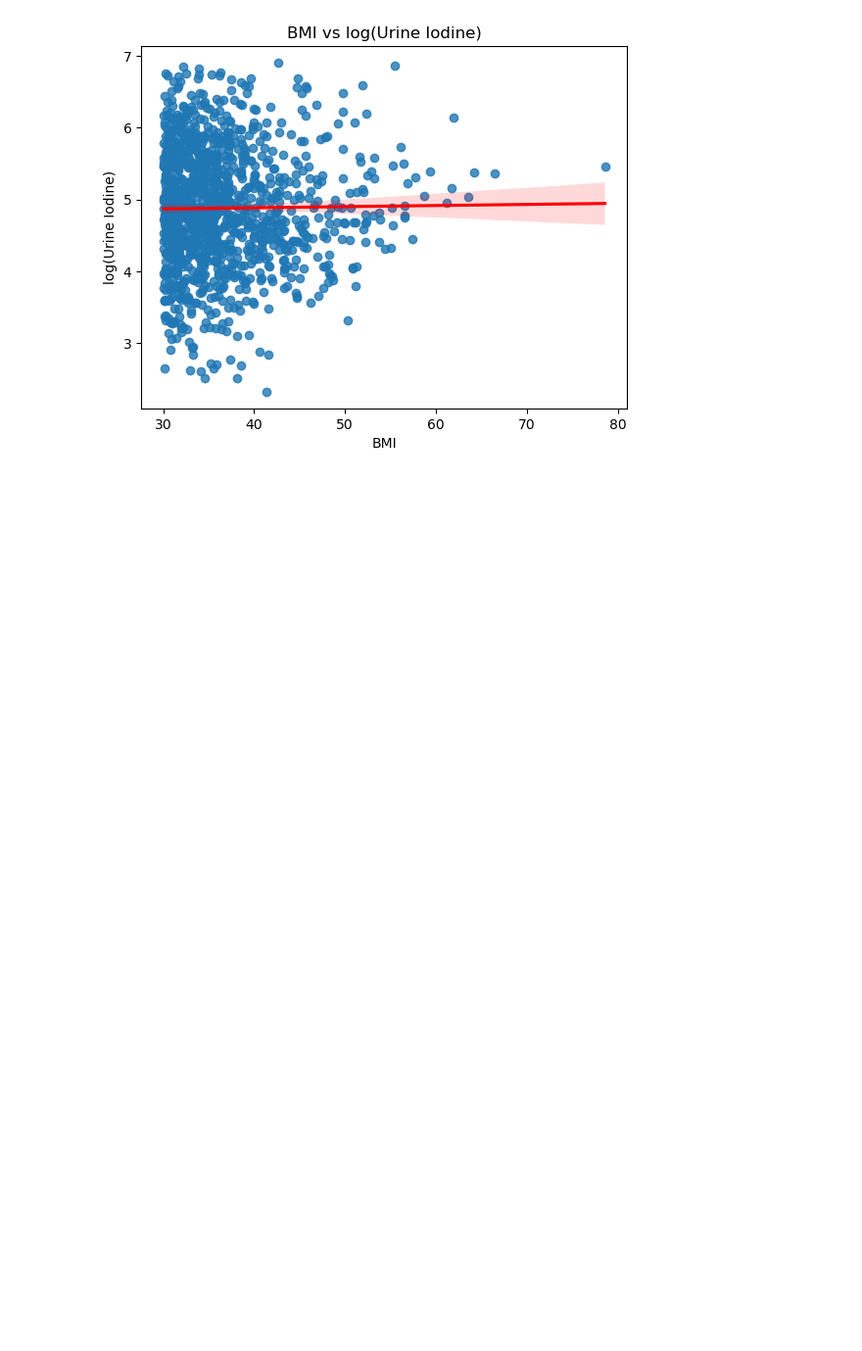
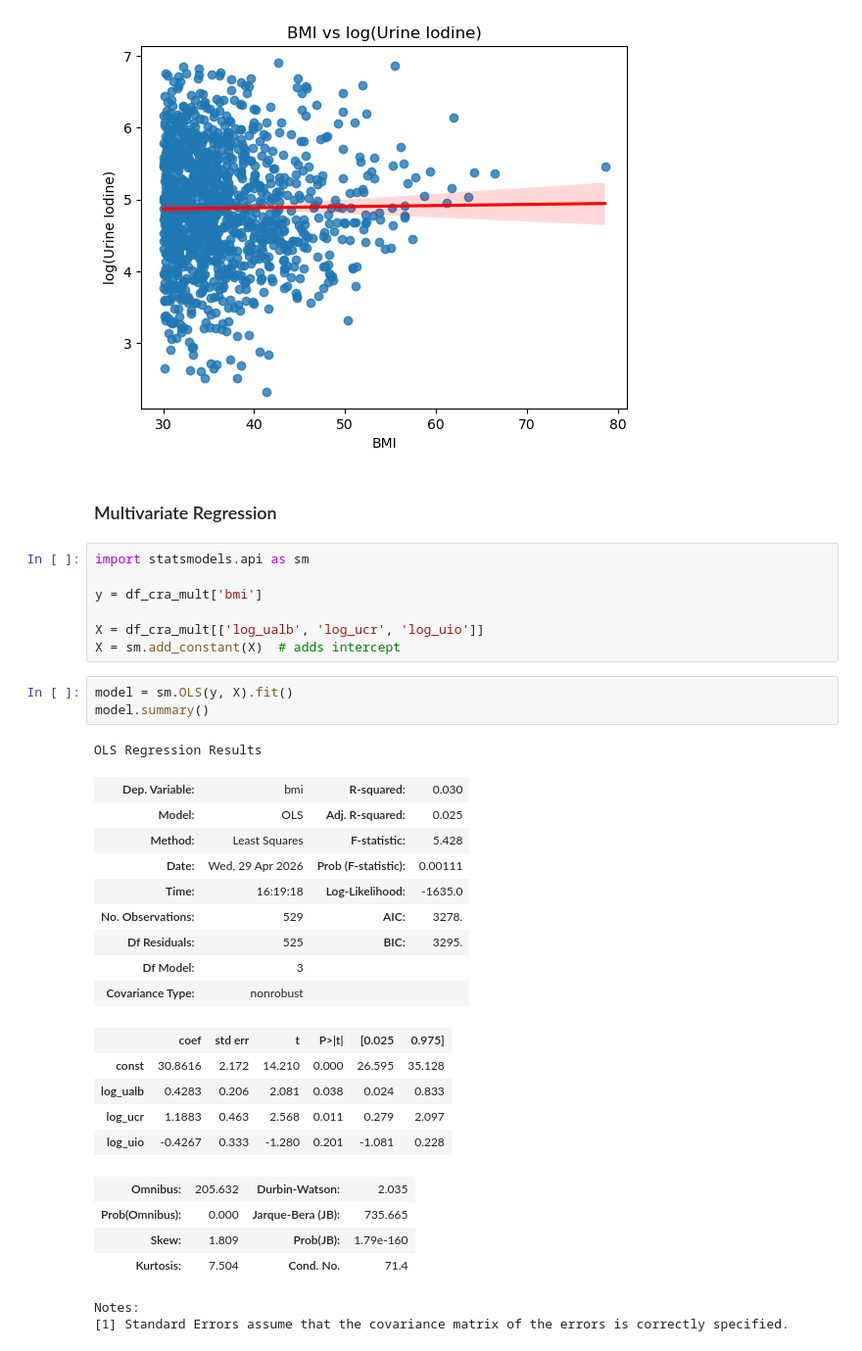
Before and after one commit to eudorach/portfolio_ds_projects, a Jupyter notebook: NHANES_analysis/notebooks/02_analysis/2.urine_lab_analysis_obese.ipynb, the cells around one changed output. Shown at 98% size. Saved outputs shown, nothing was run; the diff lists cells and outputs as text; blank space fills up the shorter version.

```diff
--- a/NHANES_analysis/notebooks/02_analysis/2.urine_lab_analysis_obese.ipynb
+++ b/NHANES_analysis/notebooks/02_analysis/2.urine_lab_analysis_obese.ipynb
@@ -184,3 +179,37 @@ plt.title("BMI vs log(Urine Iodine)")
 plt.show()
 # %% [output]
 [figure]
+# %% [markdown]
+### Multivariate Regression
+# %%
+import statsmodels.api as sm
+
+y = df_cra_mult['bmi']
+
+X = df_cra_mult[['log_ualb', 'log_ucr', 'log_uio']]
+X = sm.add_constant(X)  # adds intercept
+# %%
+model = sm.OLS(y, X).fit()
+model.summary()
+# %% [output]
+OLS Regression Results
+| Dep. Variable: | bmi | R-squared: | 0.030 |
+| Model: | OLS | Adj. R-squared: | 0.025 |
+| Method: | Least Squares | F-statistic: | 5.428 |
+| Date: | Wed, 29 Apr 2026 | Prob (F-statistic): | 0.00111 |
+| Time: | 16:19:18 | Log-Likelihood: | -1635.0 |
+| No. Observations: | 529 | AIC: | 3278. |
+| Df Residuals: | 525 | BIC: | 3295. |
+| Df Model: | 3 |  |  |
+| Covariance Type: | nonrobust |  |  |
+|  | coef | std err | t | P>|t| | [0.025 | 0.975] |
+| const | 30.8616 | 2.172 | 14.210 | 0.000 | 26.595 | 35.128 |
+| log_ualb | 0.4283 | 0.206 | 2.081 | 0.038 | 0.024 | 0.833 |
+| log_ucr | 1.1883 | 0.463 | 2.568 | 0.011 | 0.279 | 2.097 |
+| log_uio | -0.4267 | 0.333 | -1.280 | 0.201 | -1.081 | 0.228 |
+| Omnibus: | 205.632 | Durbin-Watson: | 2.035 |
+| Prob(Omnibus): | 0.000 | Jarque-Bera (JB): | 735.665 |
+| Skew: | 1.809 | Prob(JB): | 1.79e-160 |
+| Kurtosis: | 7.504 | Cond. No. | 71.4 |
+Notes:
+[1] Standard Errors assume that the covariance matrix of the errors is correctly specified.
```
Also changed, not shown: parts of 4 cells of this notebook.
